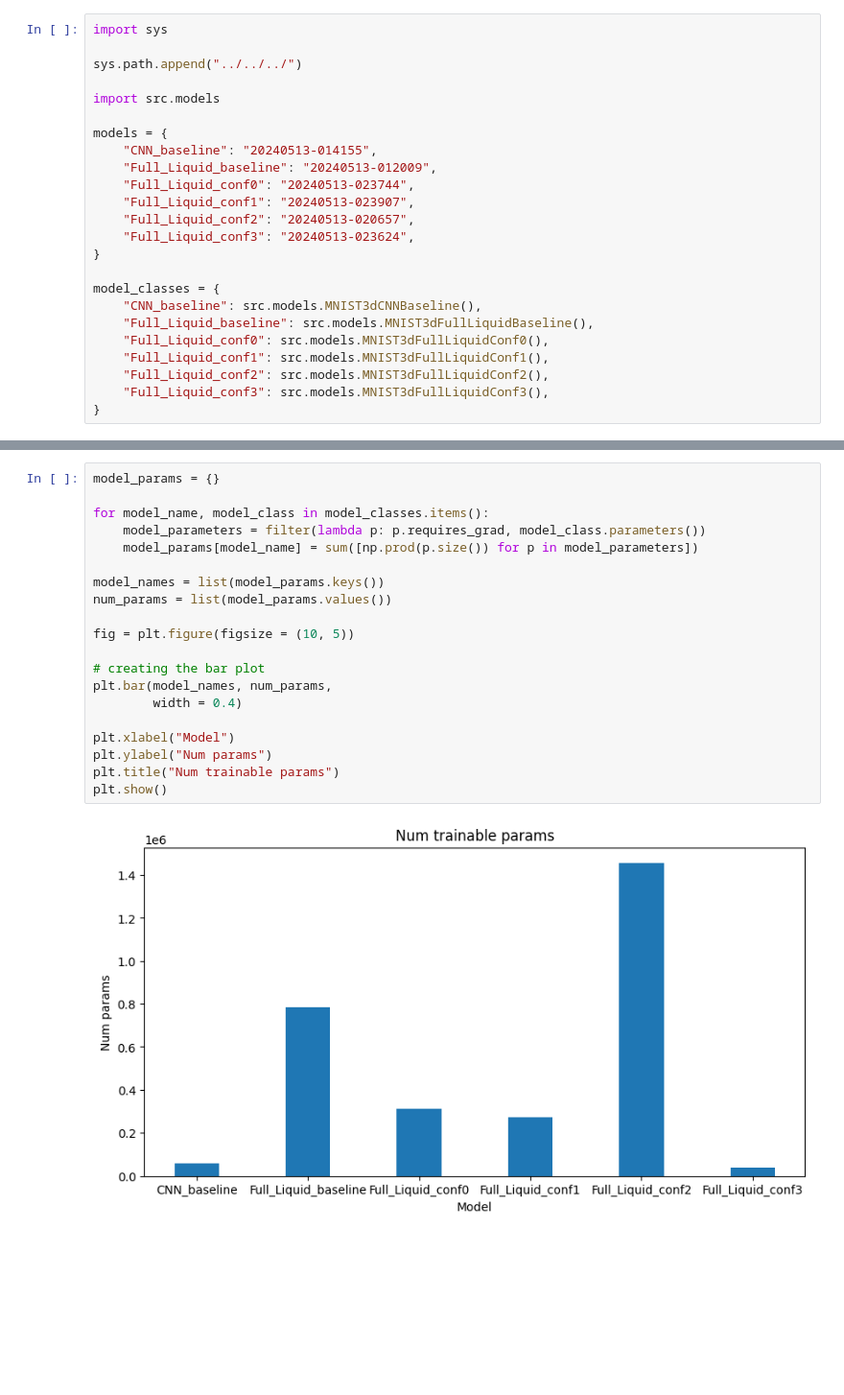
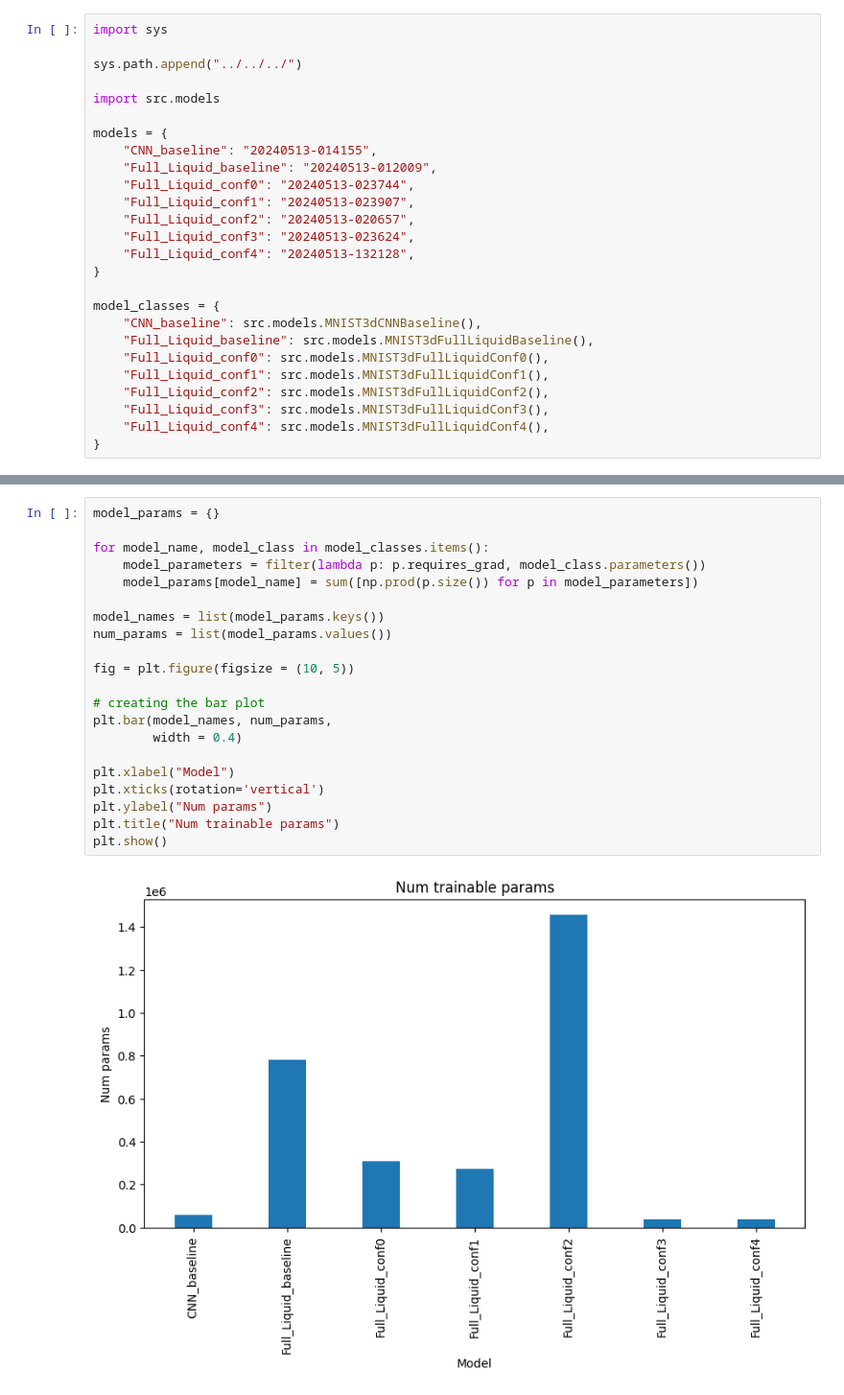
Before and after one commit to As17-01/LungTissues, a Jupyter notebook: scripts/MNIST/3d_plot_models.ipynb, the cells around one changed output, grey strips where cells are left out. Shown at 96% size. Cells and saved outputs as stored; diff of their text form; blank space fills up the shorter version.

Commit message:
Add conf 4

```diff
--- a/scripts/MNIST/3d_plot_models.ipynb
+++ b/scripts/MNIST/3d_plot_models.ipynb
@@ -12,6 +12,7 @@ models = {
     "Full_Liquid_conf1": "20240513-023907",
     "Full_Liquid_conf2": "20240513-020657",
     "Full_Liquid_conf3": "20240513-023624",
+    "Full_Liquid_conf4": "20240513-132128",
 }
 
 model_classes = {
@@ -21,6 +22,7 @@ model_classes = {
     "Full_Liquid_conf1": src.models.MNIST3dFullLiquidConf1(),
     "Full_Liquid_conf2": src.models.MNIST3dFullLiquidConf2(),
     "Full_Liquid_conf3": src.models.MNIST3dFullLiquidConf3(),
+    "Full_Liquid_conf4": src.models.MNIST3dFullLiquidConf4(),
 }
 # %% [output]
 alloc!
@@ -74,22 +78,23 @@ plt.show()
 # %%
 model_params = {}
 
 for model_name, model_class in model_classes.items():
     model_parameters = filter(lambda p: p.requires_grad, model_class.parameters())
     model_params[model_name] = sum([np.prod(p.size()) for p in model_parameters])
 
 model_names = list(model_params.keys())
 num_params = list(model_params.values())
 
 fig = plt.figure(figsize = (10, 5))
 
 # creating the bar plot
 plt.bar(model_names, num_params,
         width = 0.4)
 
 plt.xlabel("Model")
+plt.xticks(rotation='vertical')
 plt.ylabel("Num params")
 plt.title("Num trainable params")
 plt.show()
 # %% [output]
-[figure, old version]
+[figure, new version]
```
Also changed, not shown: parts of 4 cells of this notebook, 3 other files.
